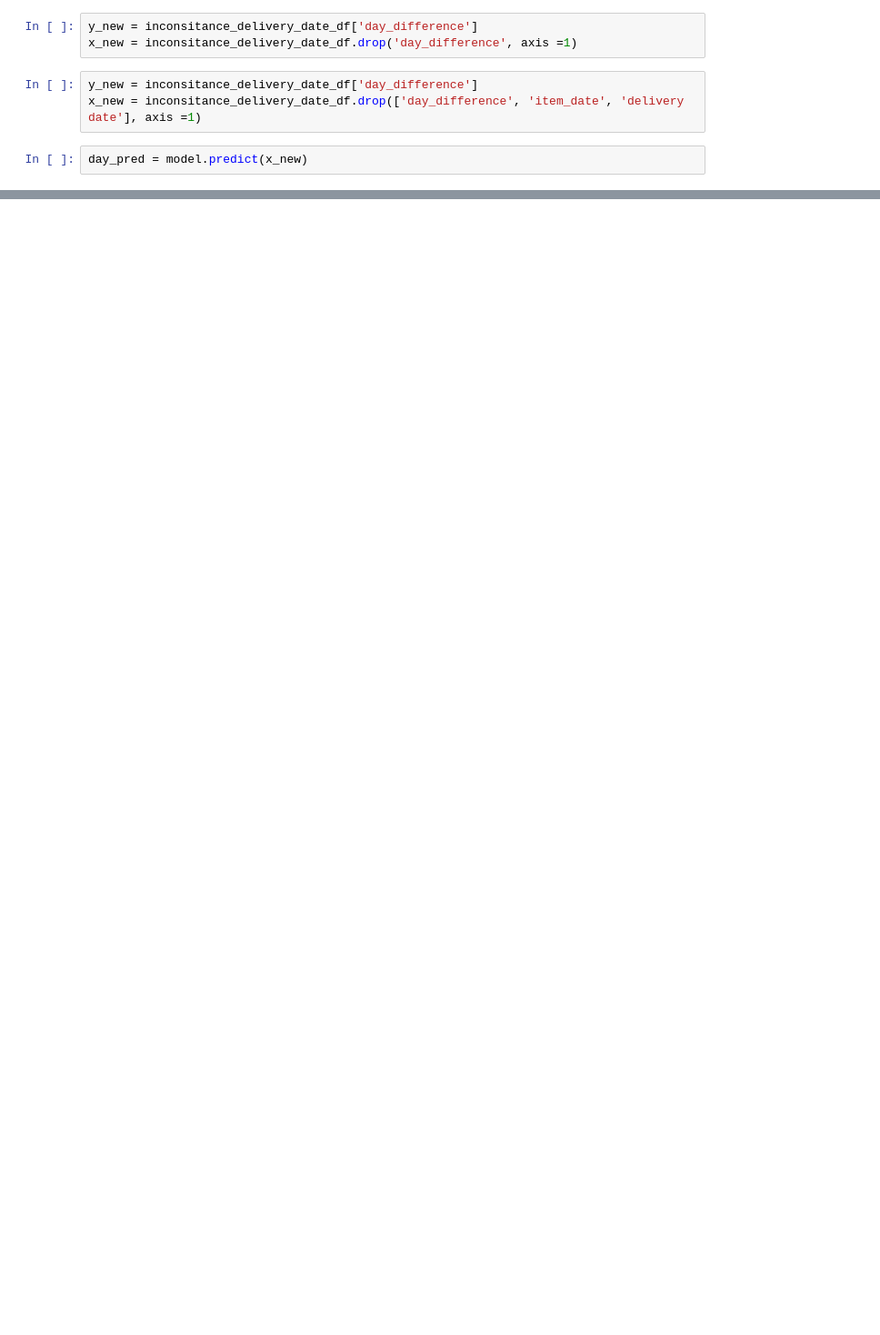
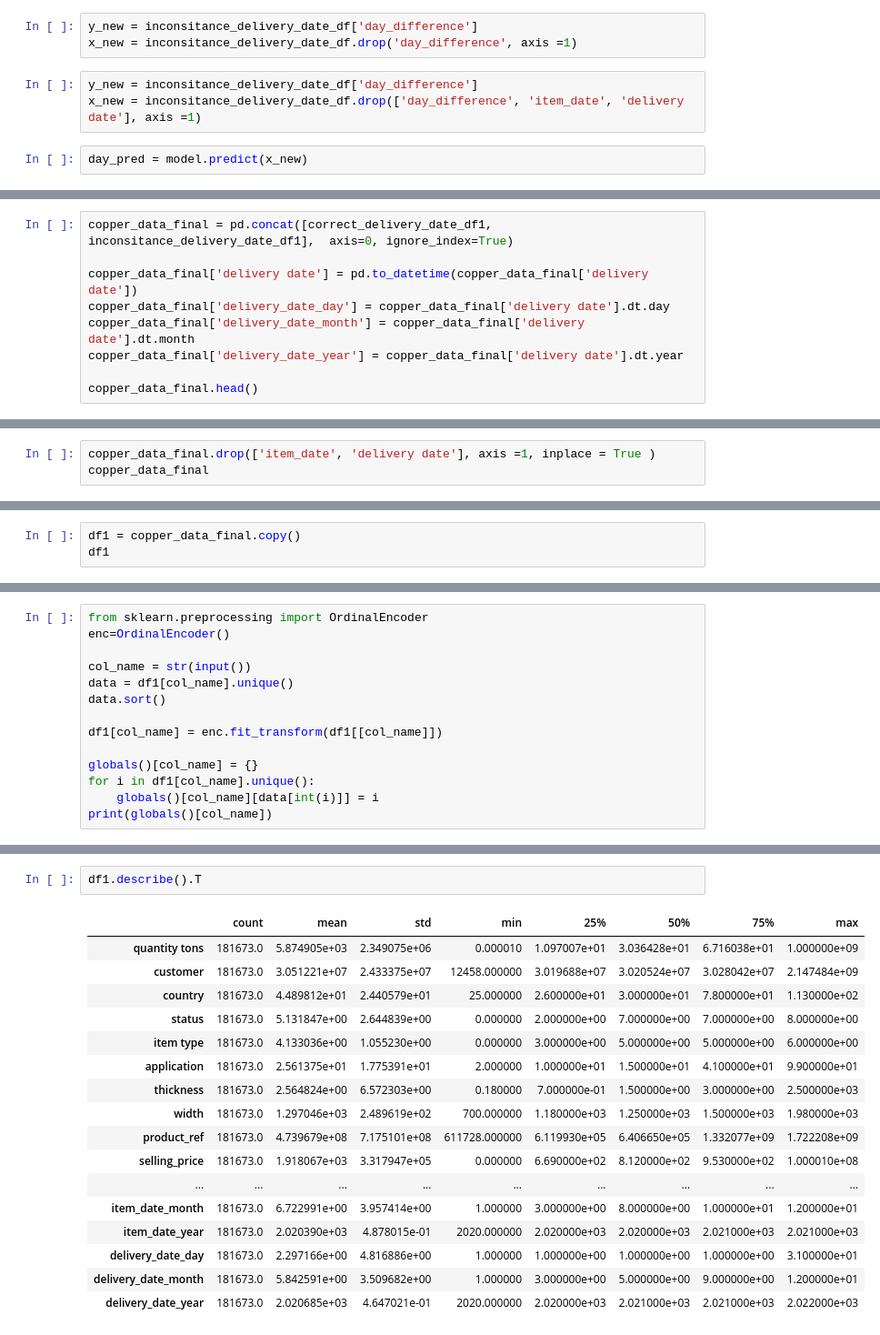
Before and after one commit to Prakash-Kani/Industrial-Copper-Modeling, a Jupyter notebook: Industrial_Dataset_EDA.ipynb, the cells around one changed output, grey strips where cells are left out. Shown at 91% size. Saved outputs shown, nothing was run; the diff lists cells and outputs as text; blank space fills up the shorter version.

```diff
--- a/Industrial_Dataset_EDA.ipynb
+++ b/Industrial_Dataset_EDA.ipynb
@@ -863,0 +859,9 @@ copper_data_final
+# %%
+copper_data_final = pd.concat([correct_delivery_date_df1, inconsitance_delivery_date_df1],  axis=0, ignore_index=True)
+
+copper_data_final['delivery date'] = pd.to_datetime(copper_data_final['delivery date'])
+copper_data_final['delivery_date_day'] = copper_data_final['delivery date'].dt.day
+copper_data_final['delivery_date_month'] = copper_data_final['delivery date'].dt.month
+copper_data_final['delivery_date_year'] = copper_data_final['delivery date'].dt.year
+
+copper_data_final.head()
@@ -863,0 +876,3 @@ copper_data_final
+# %%
+copper_data_final.drop(['item_date', 'delivery date'], axis =1, inplace = True )
+copper_data_final
@@ -863,0 +1187,3 @@ copper_data_final
+# %%
+df1 = copper_data_final.copy()
+df1
@@ -863,0 +1204,14 @@ copper_data_final
+# %%
+from sklearn.preprocessing import OrdinalEncoder
+enc=OrdinalEncoder()
+
+col_name = str(input())
+data = df1[col_name].unique()
+data.sort()
+
+df1[col_name] = enc.fit_transform(df1[[col_name]])
+
+globals()[col_name] = {}
+for i in df1[col_name].unique():
+    globals()[col_name][data[int(i)]] = i
+print(globals()[col_name])
@@ -863,0 +1234,20 @@ copper_data_final
+# %%
+df1.describe().T
+# %% [output]
+|  | count | mean | std | min | 25% | 50% | 75% | max |
+| quantity tons | 181673.0 | 5.874905e+03 | 2.349075e+06 | 0.000010 | 1.097007e+01 | 3.036428e+01 | 6.716038e+01 | 1.000000e+09 |
+| customer | 181673.0 | 3.051221e+07 | 2.433375e+07 | 12458.000000 | 3.019688e+07 | 3.020524e+07 | 3.028042e+07 | 2.147484e+09 |
+| country | 181673.0 | 4.489812e+01 | 2.440579e+01 | 25.000000 | 2.600000e+01 | 3.000000e+01 | 7.800000e+01 | 1.130000e+02 |
+| status | 181673.0 | 5.131847e+00 | 2.644839e+00 | 0.000000 | 2.000000e+00 | 7.000000e+00 | 7.000000e+00 | 8.000000e+00 |
+| item type | 181673.0 | 4.133036e+00 | 1.055230e+00 | 0.000000 | 3.000000e+00 | 5.000000e+00 | 5.000000e+00 | 6.000000e+00 |
+| application | 181673.0 | 2.561375e+01 | 1.775391e+01 | 2.000000 | 1.000000e+01 | 1.500000e+01 | 4.100000e+01 | 9.900000e+01 |
+| thickness | 181673.0 | 2.564824e+00 | 6.572303e+00 | 0.180000 | 7.000000e-01 | 1.500000e+00 | 3.000000e+00 | 2.500000e+03 |
+| width | 181673.0 | 1.297046e+03 | 2.489619e+02 | 700.000000 | 1.180000e+03 | 1.250000e+03 | 1.500000e+03 | 1.980000e+03 |
+| product_ref | 181673.0 | 4.739679e+08 | 7.175101e+08 | 611728.000000 | 6.119930e+05 | 6.406650e+05 | 1.332077e+09 | 1.722208e+09 |
+| selling_price | 181673.0 | 1.918067e+03 | 3.317947e+05 | 0.000000 | 6.690000e+02 | 8.120000e+02 | 9.530000e+02 | 1.000010e+08 |
+| ... | ... | ... | ... | ... | ... | ... | ... | ... |
+| item_date_month | 181673.0 | 6.722991e+00 | 3.957414e+00 | 1.000000 | 3.000000e+00 | 8.000000e+00 | 1.000000e+01 | 1.200000e+01 |
+| item_date_year | 181673.0 | 2.020390e+03 | 4.878015e-01 | 2020.000000 | 2.020000e+03 | 2.020000e+03 | 2.021000e+03 | 2.021000e+03 |
+| delivery_date_day | 181673.0 | 2.297166e+00 | 4.816886e+00 | 1.000000 | 1.000000e+00 | 1.000000e+00 | 1.000000e+00 | 3.100000e+01 |
+| delivery_date_month | 181673.0 | 5.842591e+00 | 3.509682e+00 | 1.000000 | 3.000000e+00 | 5.000000e+00 | 9.000000e+00 | 1.200000e+01 |
+| delivery_date_year | 181673.0 | 2.020685e+03 | 4.647021e-01 | 2020.000000 | 2.020000e+03 | 2.021000e+03 | 2.021000e+03 | 2.022000e+03 |
```
Also changed, not shown: parts of 48 cells of this notebook.
